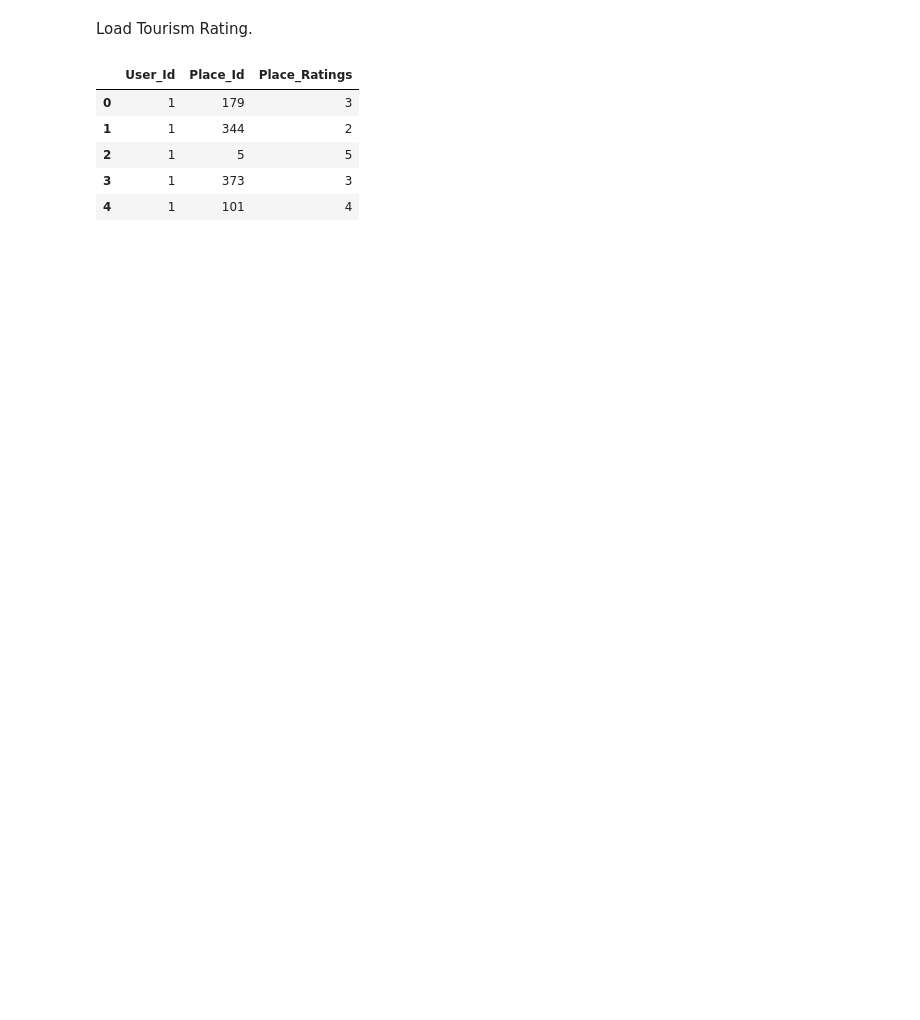
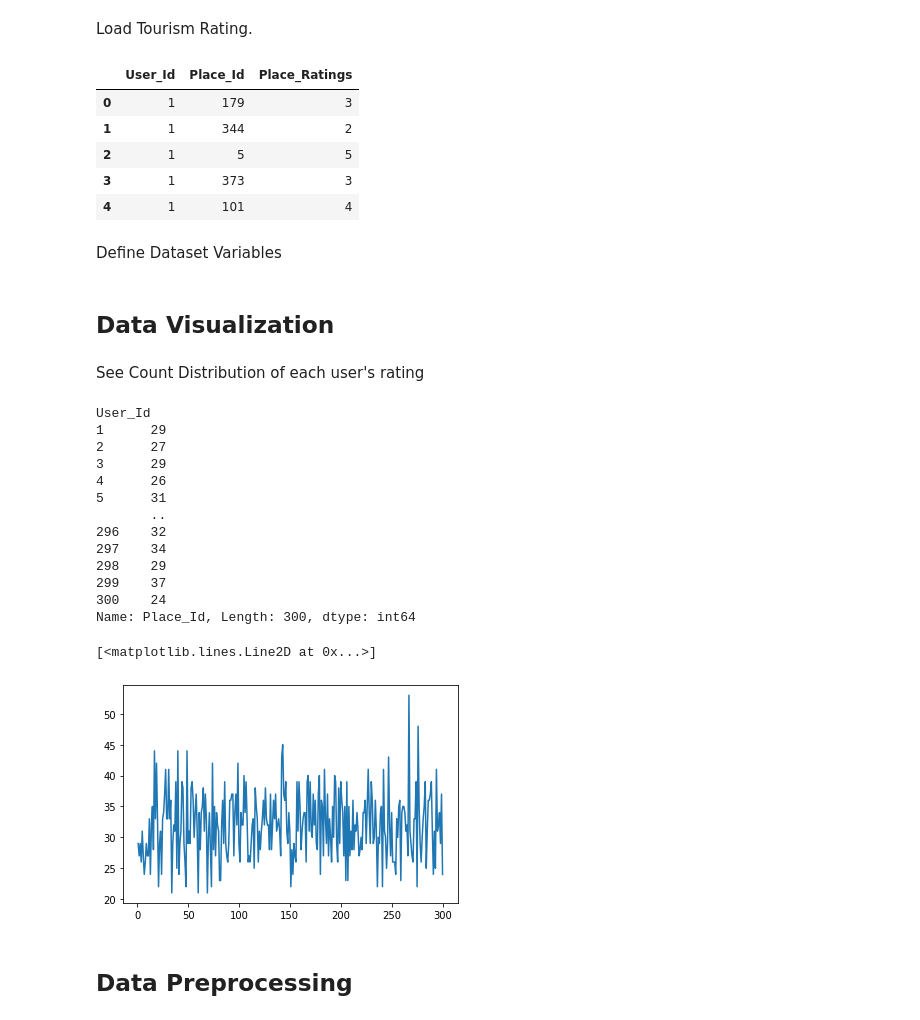
Before and after one commit to MaxZx3000/AI-Compfest-GigaPrime, a Jupyter notebook: artificial-intelligence/recommendation_colab_filtering_tourism.ipynb, the cells around one changed output. Cells and saved outputs as stored; diff of their text form; code cells hidden in the pictures; blank space fills up the shorter version.

Commit message:
Added Count Rating Per User Data Visualization.

```diff
--- a/artificial-intelligence/recommendation_colab_filtering_tourism.ipynb
+++ b/artificial-intelligence/recommendation_colab_filtering_tourism.ipynb
@@ -74,3 +74,36 @@ rating_data_df.head(5)
 | 2 | 1 | 5 | 5 |
 | 3 | 1 | 373 | 3 |
 | 4 | 1 | 101 | 4 |
+# %% [markdown]
+Define Dataset Variables
+# %%
+user_id_field = "User_Id"
+place_id_field = "Place_Id"
+place_ratings_field = "Place_Ratings"
+# %% [markdown]
+## Data Visualization
+# %% [markdown]
+See Count Distribution of each user's rating
+# %%
+unique_values_rating_data = rating_data_df.groupby(user_id_field)[place_id_field].nunique()
+print(unique_values_rating_data)
+
+plt.plot(unique_values_rating_data)
+# %% [output]
+User_Id
+1      29
+2      27
+3      29
+4      26
+5      31
+       ..
+296    32
+297    34
+298    29
+299    37
+300    24
+Name: Place_Id, Length: 300, dtype: int64
+[<matplotlib.lines.Line2D at 0x...>]
+[figure, added]
+# %% [markdown]
+## Data Preprocessing
```
Also changed, not shown: parts of 1 cell of this notebook.
